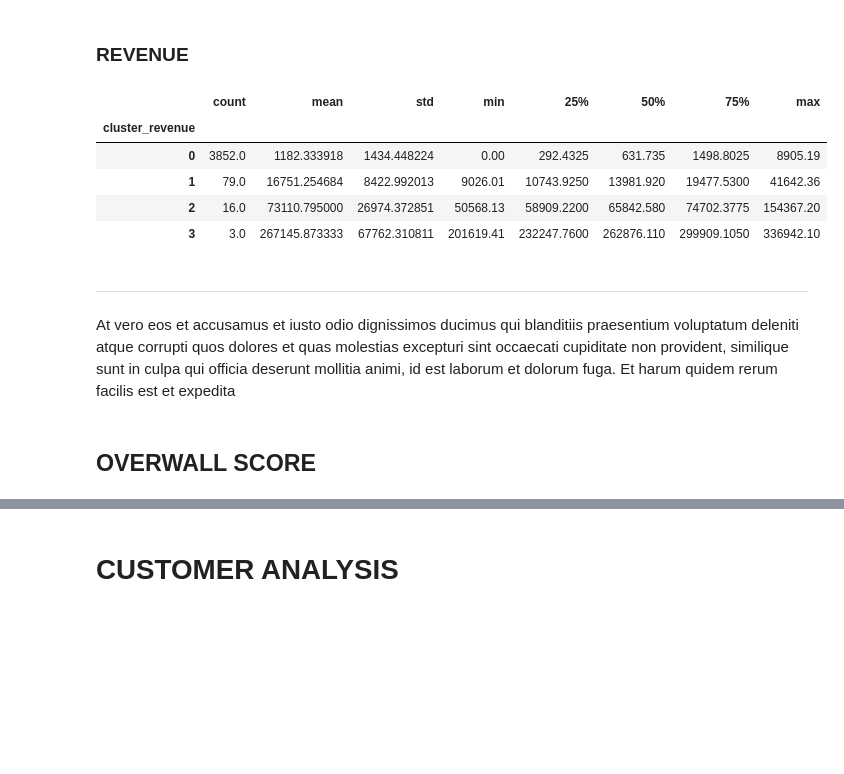
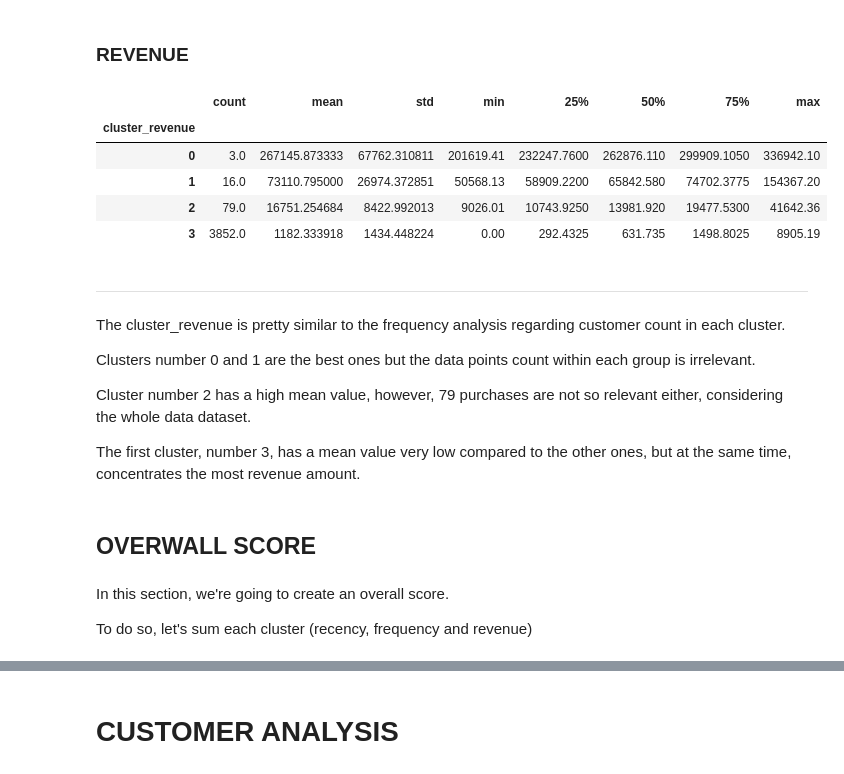
Before and after one commit to daianeklein/customer-segmentation, a Jupyter notebook: customer-segmentation.ipynb, the cells around one changed output, grey strips where cells are left out. Saved outputs shown, nothing was run; the diff lists cells and outputs as text; code cells hidden in the pictures; blank space fills up the shorter version.

```diff
--- a/customer-segmentation.ipynb
+++ b/customer-segmentation.ipynb
@@ -21,7 +21,7 @@ def set_chart_settings(title):
     sns.despine(bottom = True, left = True)
 
 
-def create_kmeans_cluster_column(column):
+def create_kmeans_cluster_column(column, ascending):
     kmeans = KMeans(n_clusters=4)
     X_std = scaler.fit_transform(rfm[[column]])
 
@@ -33,7 +33,7 @@ def create_kmeans_cluster_column(column):
     rfm_cluster.columns = rfm_cluster.columns.droplevel(0)
 
     rfm_cluster = rfm_cluster.reset_index().sort_values(
-    by='mean').reset_index().drop(columns=({
+    by='mean', ascending = ascending).reset_index().drop(columns=({
                                          'index',
                                          column_name
                                           })).rename_axis('cluster_' + column)
@@ -740,20 +750,30 @@ At vero eos et accusamus et iusto odio dignissimos ducimus qui blanditiis praese
 # %% [markdown]
 ### REVENUE
 # %%
-create_kmeans_cluster_column('revenue')
+create_kmeans_cluster_column('revenue', False)
 # %% [output]
 |  | count | mean | std | min | 25% | 50% | 75% | max |
 | cluster_revenue |  |  |  |  |  |  |  |  |
-| 0 | 3852.0 | 1182.333918 | 1434.448224 | 0.00 | 292.4325 | 631.735 | 1498.8025 | 8905.19 |
-| 1 | 79.0 | 16751.254684 | 8422.992013 | 9026.01 | 10743.9250 | 13981.920 | 19477.5300 | 41642.36 |
-| 2 | 16.0 | 73110.795000 | 26974.372851 | 50568.13 | 58909.2200 | 65842.580 | 74702.3775 | 154367.20 |
-| 3 | 3.0 | 267145.873333 | 67762.310811 | 201619.41 | 232247.7600 | 262876.110 | 299909.1050 | 336942.10 |
+| 0 | 3.0 | 267145.873333 | 67762.310811 | 201619.41 | 232247.7600 | 262876.110 | 299909.1050 | 336942.10 |
+| 1 | 16.0 | 73110.795000 | 26974.372851 | 50568.13 | 58909.2200 | 65842.580 | 74702.3775 | 154367.20 |
+| 2 | 79.0 | 16751.254684 | 8422.992013 | 9026.01 | 10743.9250 | 13981.920 | 19477.5300 | 41642.36 |
+| 3 | 3852.0 | 1182.333918 | 1434.448224 | 0.00 | 292.4325 | 631.735 | 1498.8025 | 8905.19 |
 # %% [markdown]
 ***
 
-At vero eos et accusamus et iusto odio dignissimos ducimus qui blanditiis praesentium voluptatum deleniti atque corrupti quos dolores et quas molestias excepturi sint occaecati cupiditate non provident, similique sunt in culpa qui officia deserunt mollitia animi, id est laborum et dolorum fuga. Et harum quidem rerum facilis est et expedita
+The cluster_revenue is pretty similar to the frequency analysis regarding customer count in each cluster.
+
+Clusters number 0 and 1 are the best ones but the data points count within each group is irrelevant.
+
+Cluster number 2 has a high mean value, however, 79 purchases are not so relevant either, considering the whole data dataset.
+
+The first cluster, number 3, has a mean value very low compared to the other ones, but at the same time, concentrates the most revenue amount.
 # %% [markdown]
 ## OVERWALL SCORE
+# %% [markdown]
+In this section, we're going to create an overall score.
+
+To do so, let's sum each cluster (recency, frequency and revenue)
 # %%
 rfm['overall'] = rfm['recency_cluster'] + rfm['frequency_cluster'] + rfm['revenue_cluster']
 # %%
```
Also changed, not shown: parts of 17 cells of this notebook.
